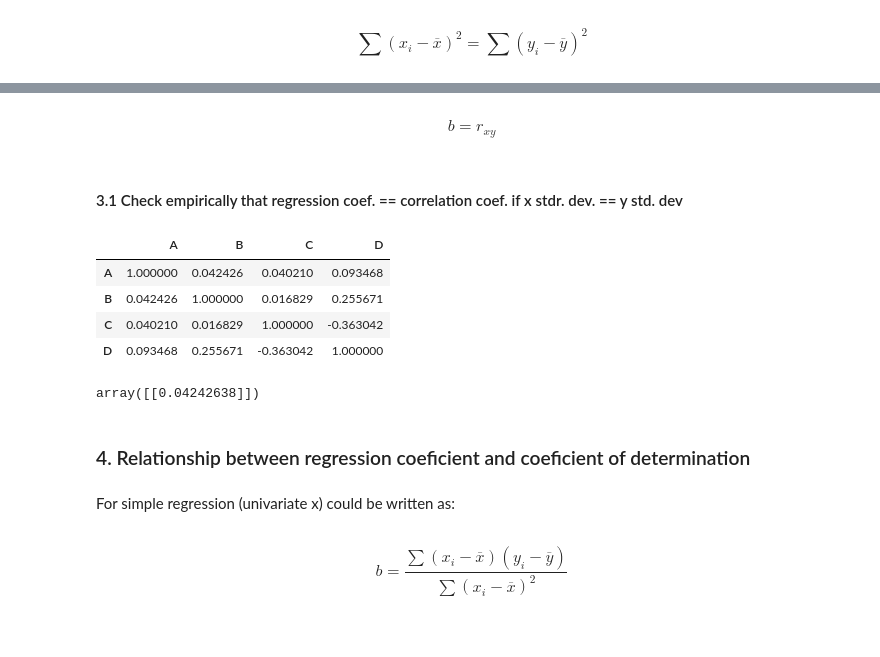
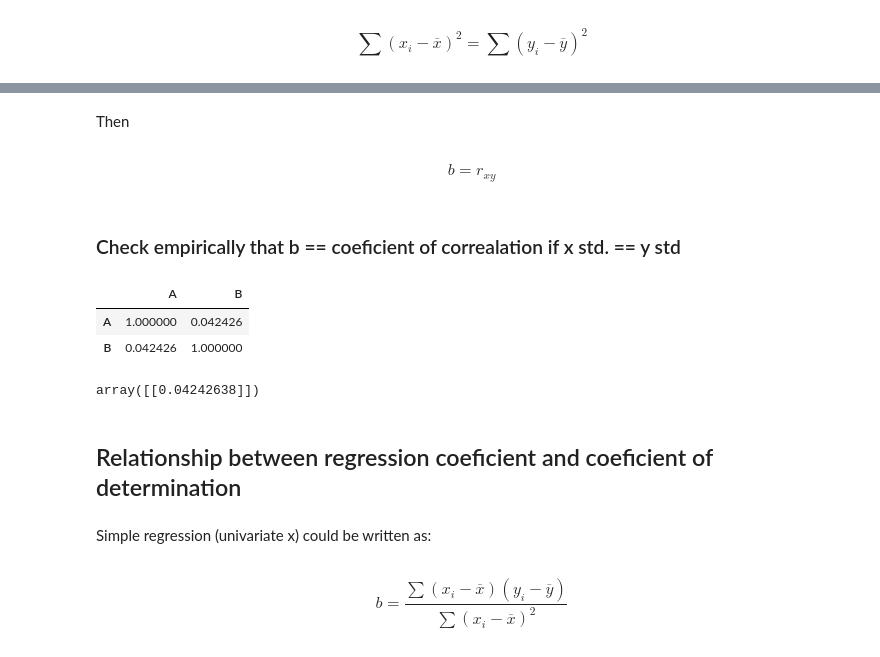
Before and after one commit to pavelkrizek/ml-blog, a Jupyter notebook: _notebooks/2020-21-12-linear_model_and_stats.ipynb, the cells around one changed output, grey strips where cells are left out. Saved outputs shown, nothing was run; the diff lists cells and outputs as text; code cells hidden in the pictures.

```diff
--- a/_notebooks/2020-21-12-linear_model_and_stats.ipynb
+++ b/_notebooks/2020-21-12-linear_model_and_stats.ipynb
@@ -136,7 +148,9 @@ then
+# %% [markdown]
+Then
 # %% [markdown]
 $$
 b=r_{x y}
 $$
 # %% [markdown]
-#### 3.1 Check empirically that regression coef. == correlation coef. if x stdr. dev. == y std. dev
+### Check empirically that b == coeficient of correalation if x std. == y std
 # %%
@@ -152,11 +168,9 @@ np.random.seed(5)
 # %%
 df = tm.makeTimeDataFrame(freq='M')
 # %%
-df.corr()
+df[['A', 'B']].corr()
 # %% [output]
-|  | A | B | C | D |
-| A | 1.000000 | 0.042426 | 0.040210 | 0.093468 |
-| B | 0.042426 | 1.000000 | 0.016829 | 0.255671 |
-| C | 0.040210 | 0.016829 | 1.000000 | -0.363042 |
-| D | 0.093468 | 0.255671 | -0.363042 | 1.000000 |
+|  | A | B |
+| A | 1.000000 | 0.042426 |
+| B | 0.042426 | 1.000000 |
 # %%
@@ -169,9 +182,9 @@ lin_reg.coef_
 # %% [output]
 array([[0.04242638]])
 # %% [markdown]
-### 4. Relationship between regression coeficient and coeficient of determination
+## Relationship between regression coeficient and coeficient of determination
 # %% [markdown]
-For simple regression (univariate x) could be written as:
+Simple regression (univariate x) could be written as:
 # %% [markdown]
 $$
 b=\frac{\sum\left(x_{i}-\overline{x}\right)\left(y_{i}-\overline{y}\right)}{\sum\left(x_{i}-\overline{x}\right)^{2}}
```
Also changed, not shown: parts of 39 cells of this notebook.
